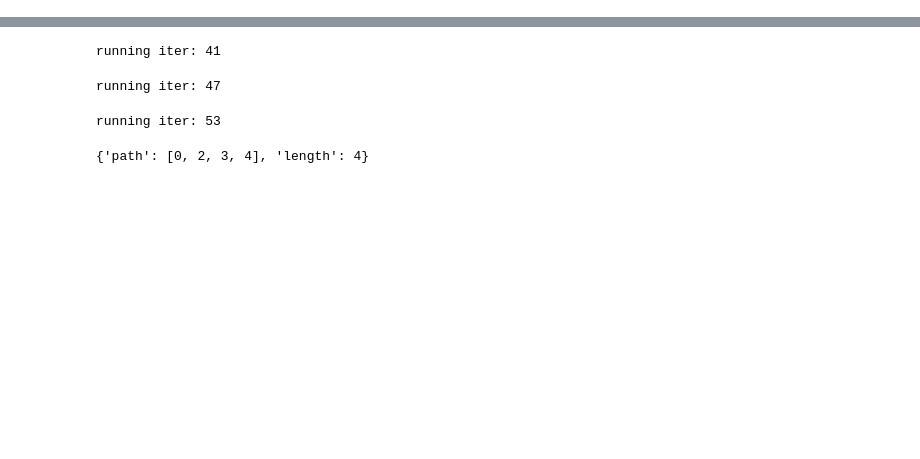
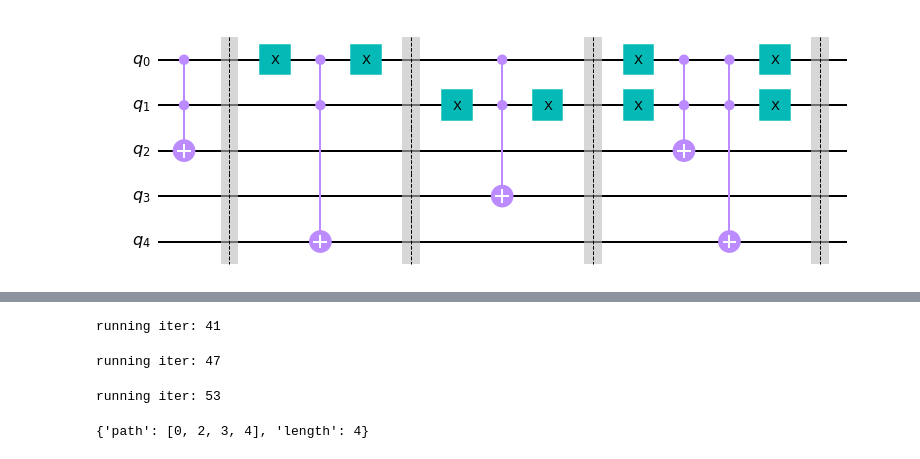
Before and after one commit to CodyNing/QuantumShortestPath, a Jupyter notebook: main.ipynb, the cells around one changed output, grey strips where cells are left out. Cells and saved outputs as stored; diff of their text form; code cells hidden in the pictures; blank space fills up the shorter version.

```diff
--- a/main.ipynb
+++ b/main.ipynb
@@ -6,0 +59,41 @@ from tqdm import tqdm
+# %%
+def QramCircuit1(nums, s_mem = 4):
+    size = len(nums)
+    s_addr = int(np.ceil(np.log2(size)))
+
+    qc = QuantumCircuit(s_addr + s_mem)
+
+    for i in range(size):
+        val = nums[i]
+
+        # change all 0 bits to 1
+
+        # if j's bit is 1, flip it to 1
+        t_addr = i
+        for j in range(s_addr):
+            flip = (t_addr & 1) == 1
+            if flip:
+                qc.x(j)
+            t_addr >>= 1
+
+        # apply multi-controlled-not gates to map address to memory
+        t_val = val
+        for j in range(s_mem):
+            one = (t_val & 1)
+            if one:
+                qc.mct(list(range(s_addr)), s_addr + j)
+            t_val >>= 1
+
+        # flip back
+        t_addr = i
+        for j in range(s_addr):
+            flip = (t_addr & 1) == 1
+            if flip:
+                qc.x(j)
+            t_addr >>= 1
+
+        qc.barrier()
+
+    qc.name = 'Broda'
+
+    return qc
@@ -6,0 +115,6 @@ from tqdm import tqdm
+# %%
+nums = [1, 4, 2, 5]
+qram = QramCircuit1(nums, 3)
+qram.draw('mpl')
+# %% [output]
+[figure, added]
```
Also changed, not shown: parts of 43 cells of this notebook, 1 other file.
